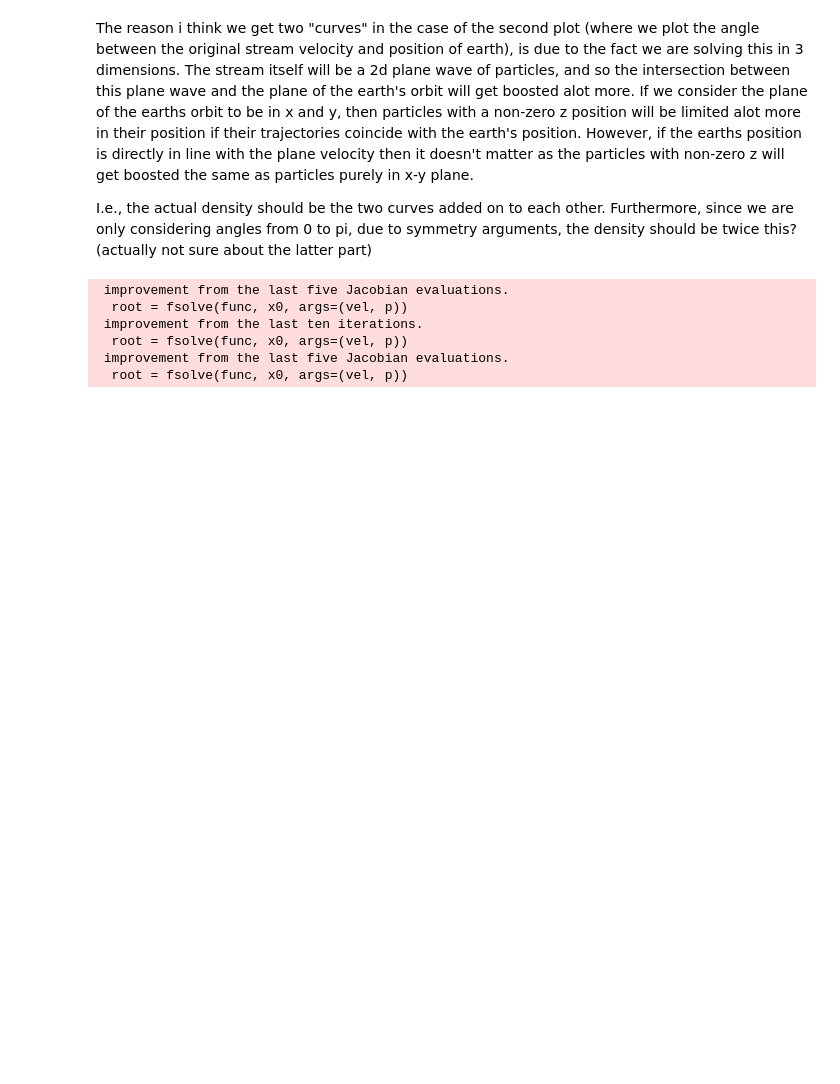
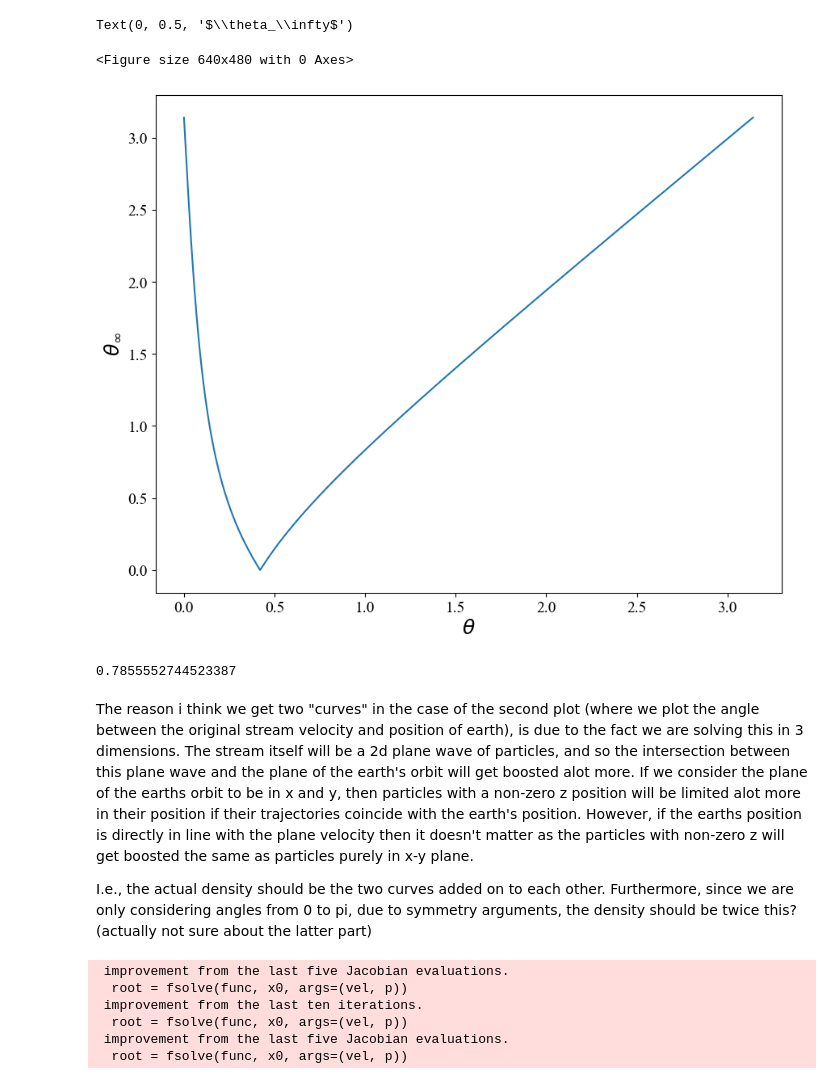
Before and after one commit to shauryagarg145/dark-matter-waves, a Jupyter notebook: jacobian.ipynb, the cells around one changed output. Saved outputs shown, nothing was run; the diff lists cells and outputs as text; code cells hidden in the pictures; blank space fills up the shorter version.

```diff
--- a/jacobian.ipynb
+++ b/jacobian.ipynb
@@ -120,3 +237,17 @@ Text(0, 0.5, '1/J(v)')
+# %%
+plt.clf()
+plt.figure(figsize=(10,8))
+plt.plot(phi, ang)
+plt.xlabel("$\\theta$")
+plt.ylabel("$\\theta_\\infty$")
+# %% [output]
+Text(0, 0.5, '$\\theta_\\infty$')
+<Figure size 640x480 with 0 Axes>
+[figure, added]
+# %%
+phi[jac.argmin()]
+# %% [output]
+0.7855552744523387
 # %% [markdown]
 The reason i think we get two "curves" in the case of the second plot (where we plot the angle between the original stream velocity and position of earth), is due to the fact we are solving this in 3 dimensions. The stream itself will be a 2d plane wave of particles, and so the intersection between this plane wave and the plane of the earth's orbit will get boosted alot more. If we consider the plane of the earths orbit to be in x and y, then particles with a non-zero z position will be limited alot more in their position if their trajectories coincide with the earth's position. However, if the earths position is directly in line with the plane velocity then it doesn't matter as the particles with non-zero z will get boosted the same as particles purely in x-y plane.
 
```
Also changed, not shown: parts of 6 cells of this notebook, 3 other files.
